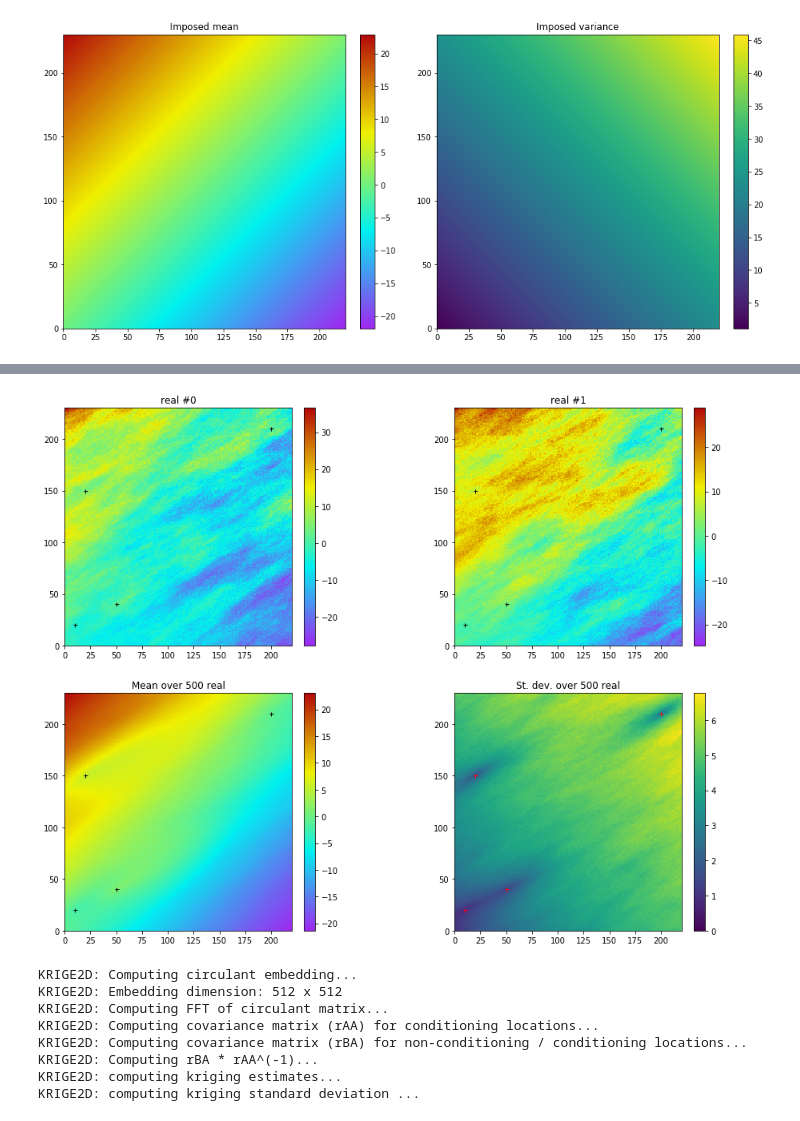
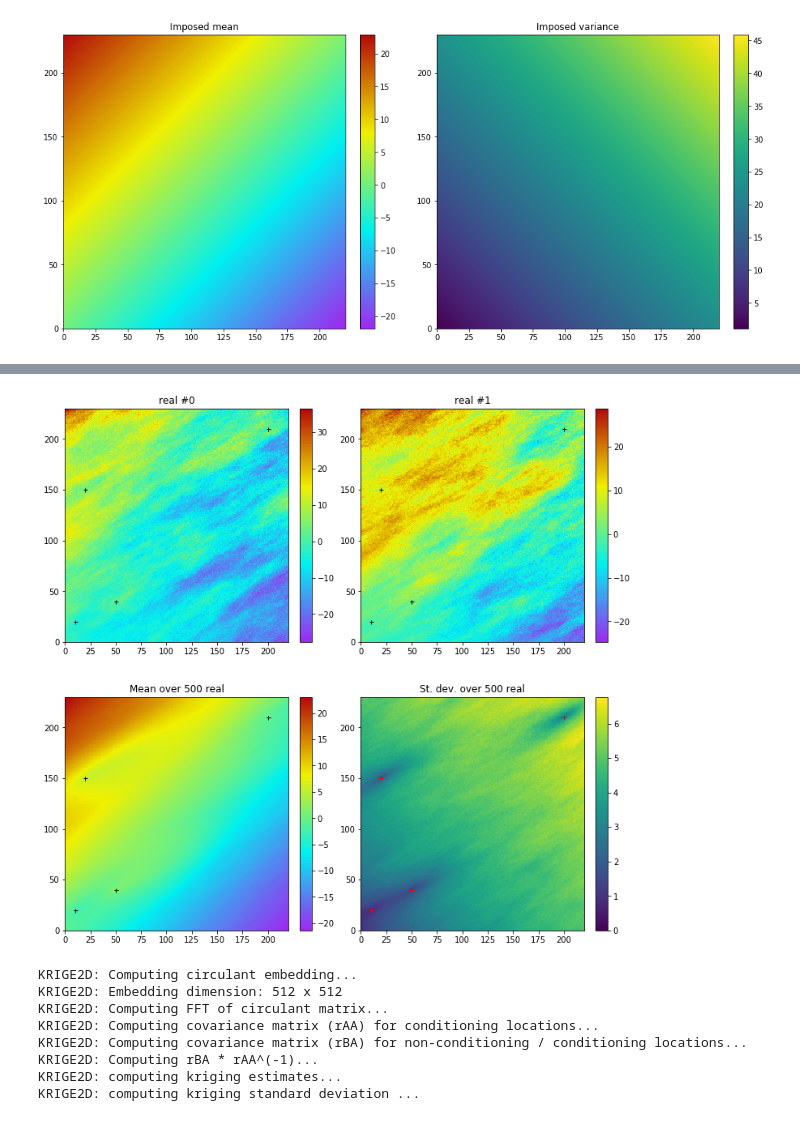
Before and after one commit to randlab/geone, a Jupyter notebook: examples/ex_grf_2d.ipynb, the cells around one changed output, grey strips where cells are left out. Saved outputs shown, nothing was run; the diff lists cells and outputs as text; code cells hidden in the pictures.

```diff
--- a/examples/ex_grf_2d.ipynb
+++ b/examples/ex_grf_2d.ipynb
@@ -126,5 +126,5 @@ Set the number of realizations, the seed and launch the (unconditional) simulati
 # %%
 nreal = 500
 np.random.seed(123)
-sim2Da = grf.grf2D(cov_model, dimension, spacing, origin, nreal=nreal)
-# sim2Da = grf.grf2D(cov_model, dimension, spacing, origin, nreal=nreal, printInfo=False)
+# sim2Da = grf.grf2D(cov_model, dimension, spacing, origin, nreal=nreal)
+sim2Da = grf.grf2D(cov_model, dimension, spacing, origin, nreal=nreal, printInfo=False)
@@ -202,8 +184,9 @@ v = [ -3.,  2.,   5.,  -1.] # values
 # %% [markdown]
 Launch the simulations and plot.
 # %%
+nreal = 500
 np.random.seed(123)
-sim2Db = grf.grf2D(cov_model, dimension, spacing, origin, x=x, v=v, nreal=nreal)
+sim2Db = grf.grf2D(cov_model, dimension, spacing, origin, x=x, v=v, nreal=nreal, printInfo=False)
 
 # Fill image with result, and compute statistics
 im2b = img.Img(nx, ny, 1, dx, dy, 1., ox, oy, 0., nv=nreal, val=sim2Db)
@@ -320,8 +286,9 @@ By default, the mean is set to the mean of data values (or zero if no conditioni
 ### Simulations with constant mean and variance
 Set mean to $3.0$ and variance to the double of the covariance model sill.
 # %%
+nreal = 500
 np.random.seed(123)
-sim2Dc = grf.grf2D(cov_model, dimension, spacing, origin, x=x, v=v, mean=3., var=2*cov_model.sill(), nreal=nreal)
+sim2Dc = grf.grf2D(cov_model, dimension, spacing, origin, x=x, v=v, mean=3., var=2*cov_model.sill(), nreal=nreal, printInfo=False)
 
 # Fill image with result, and compute statistics
 im2c = img.Img(nx, ny, 1, dx, dy, 1., ox, oy, 0., nv=nreal, val=sim2Dc)
@@ -456,8 +405,9 @@ plt.show()
 # %% [output]
 [figure]
 # %%
+nreal = 500
 np.random.seed(123)
-sim2Dd = grf.grf2D(cov_model, dimension, spacing, origin, x=x, v=v, mean=mean, var=var, nreal=nreal)
+sim2Dd = grf.grf2D(cov_model, dimension, spacing, origin, x=x, v=v, mean=mean, var=var, nreal=nreal, printInfo=False)
 
 # Fill image with result, and compute statistics
 im2d = img.Img(nx, ny, 1, dx, dy, 1., ox, oy, 0., nv=nreal, val=sim2Dd)
@@ -485,28 +417,28 @@ GRF2D: Updating conditional simulation  500 of  500...
 # %%
-fig, ax = plt.subplots(2, 2, figsize=(16,12))
+plt.subplots(2, 2, figsize=(12,12))
 
 # 2 first real ...
 for i in (0, 1):
     plt.subplot(2, 2, i+1)
     imgplt.drawImage2D(im2d, iv=i)
     plt.plot(x[:,0],x[:,1], '+', c='black', markersize=5) # add conditioning point locations
     plt.title('real #{}'.format(i))
 
 # mean of all real
 plt.subplot(2, 2, 3)
 imgplt.drawImage2D(im2d_mean)
 plt.plot(x[:,0],x[:,1], '+', c='black', markersize=5) # add conditioning point locations
 plt.title('Mean over {} real'.format(nreal))
 
 # standard deviation of all real
 plt.subplot(2, 2, 4)
 imgplt.drawImage2D(im2d_std, cmap='viridis')
 plt.plot(x[:,0],x[:,1], '+', c='red', markersize=5) # add conditioning point locations
 plt.title('St. dev. over {} real'.format(nreal))
 
 plt.show()
 # %% [output]
-[figure, old version]
+[figure, new version]
 # %%
 krig2Dd, krig2Dd_std = grf.krige2D(x, v, cov_model, dimension, spacing, origin, mean=mean, var=var)
 
```
Also changed, not shown: parts of 14 cells of this notebook, 46 other files.
